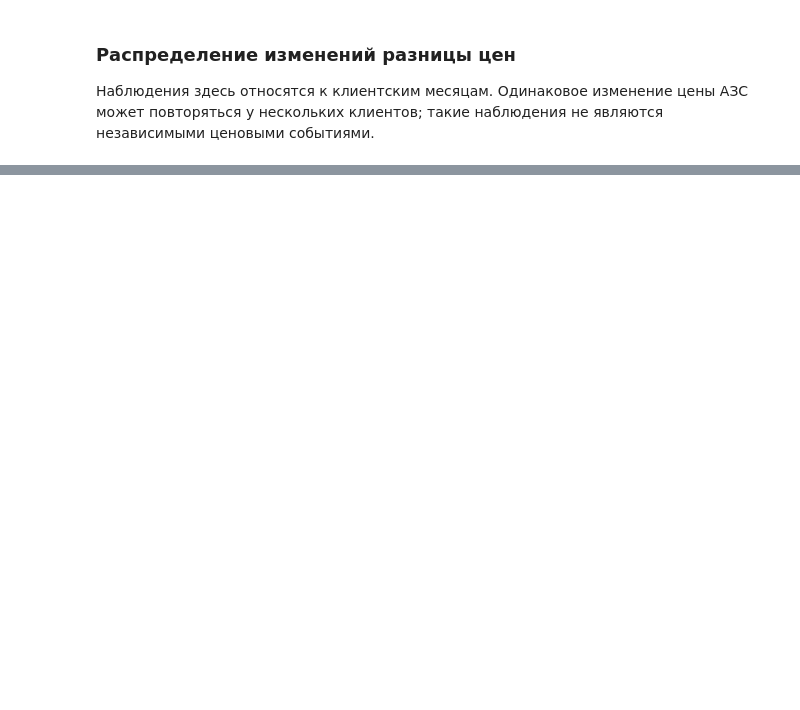
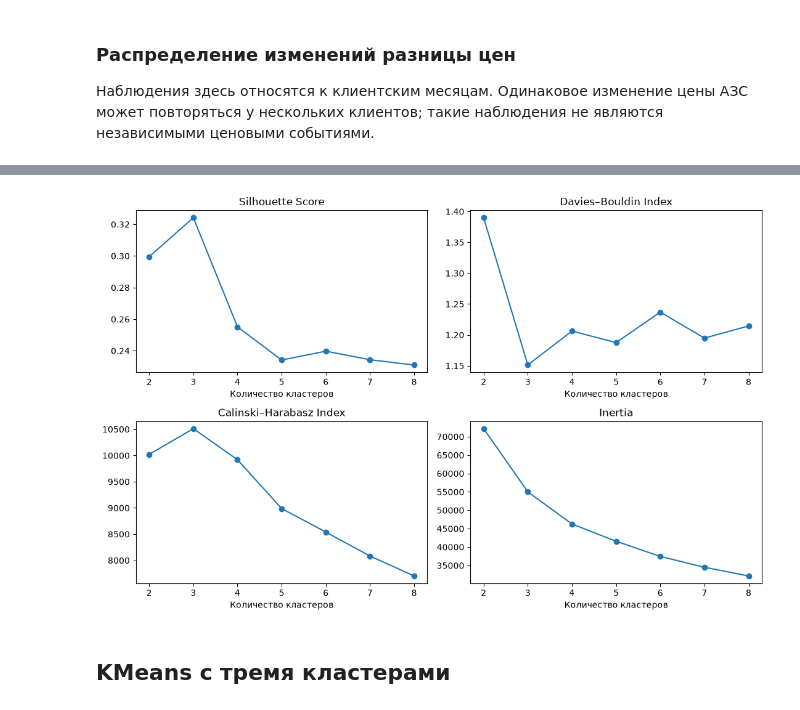
Before and after one commit to c-ch256/gpn-intelligence-cup-2026, a Jupyter notebook: notebooks/analyz.ipynb, the cells around one changed output, grey strips where cells are left out. Saved outputs shown, nothing was run; the diff lists cells and outputs as text; code cells hidden in the pictures; blank space fills up the shorter version.

Commit message:
kmeans+kernel

```diff
--- a/notebooks/analyz.ipynb
+++ b/notebooks/analyz.ipynb
@@ -1662,0 +1677,8 @@ plt.show()
+# %%
+from sklearn.preprocessing import StandardScaler
+from sklearn.cluster import KMeans
+
+cluster_X = cluster_df[cluster_features].copy()
+cluster_X['Общий объём'] = np.log1p(cluster_X['Общий объём'])
+cluster_X = StandardScaler().fit_transform(cluster_X)
+cluster_df['Кластер'] = KMeans(n_clusters=4, random_state=42, n_init=10).fit_predict(cluster_X)
@@ -1662,0 +1698,20 @@ plt.show()
+# %%
+from sklearn.metrics import silhouette_score, davies_bouldin_score, calinski_harabasz_score
+
+silhouette_indices = pd.DataFrame(cluster_X).sample(n=min(3000, len(cluster_X)), random_state=42).index.to_numpy()
+kmeans_metric_rows = []
+
+for k in range(2, 9):
+    candidate_model = KMeans(n_clusters=k, random_state=42, n_init=10)
+    candidate_labels = candidate_model.fit_predict(cluster_X)
+    kmeans_metric_rows.append({
+        'k': k,
+        'Silhouette Score': silhouette_score(
+            cluster_X[silhouette_indices], candidate_labels[silhouette_indices]
+        ),
+        'Davies–Bouldin Index': davies_bouldin_score(cluster_X, candidate_labels),
+        'Calinski–Harabasz Index': calinski_harabasz_score(cluster_X, candidate_labels),
+        'Inertia': candidate_model.inertia_
+    })
+kmeans_metrics = pd.DataFrame(kmeans_metric_rows).set_index('k')
+kmeans_metrics
@@ -1662,0 +1728,13 @@ plt.show()
+# %%
+fig, axes = plt.subplots(2, 2, figsize=(11, 7))
+for ax, metric in zip(axes.flat, kmeans_metrics.columns):
+    ax.plot(kmeans_metrics.index, kmeans_metrics[metric], marker='o')
+    ax.set_title(metric)
+    ax.set_xlabel('Количество кластеров')
+    ax.set_xticks(kmeans_metrics.index)
+plt.tight_layout()
+plt.show()
+# %% [output]
+[figure, added]
+# %% [markdown]
+## KMeans с тремя кластерами
```
Also changed, not shown: parts of 29 cells of this notebook, 1 other file.
